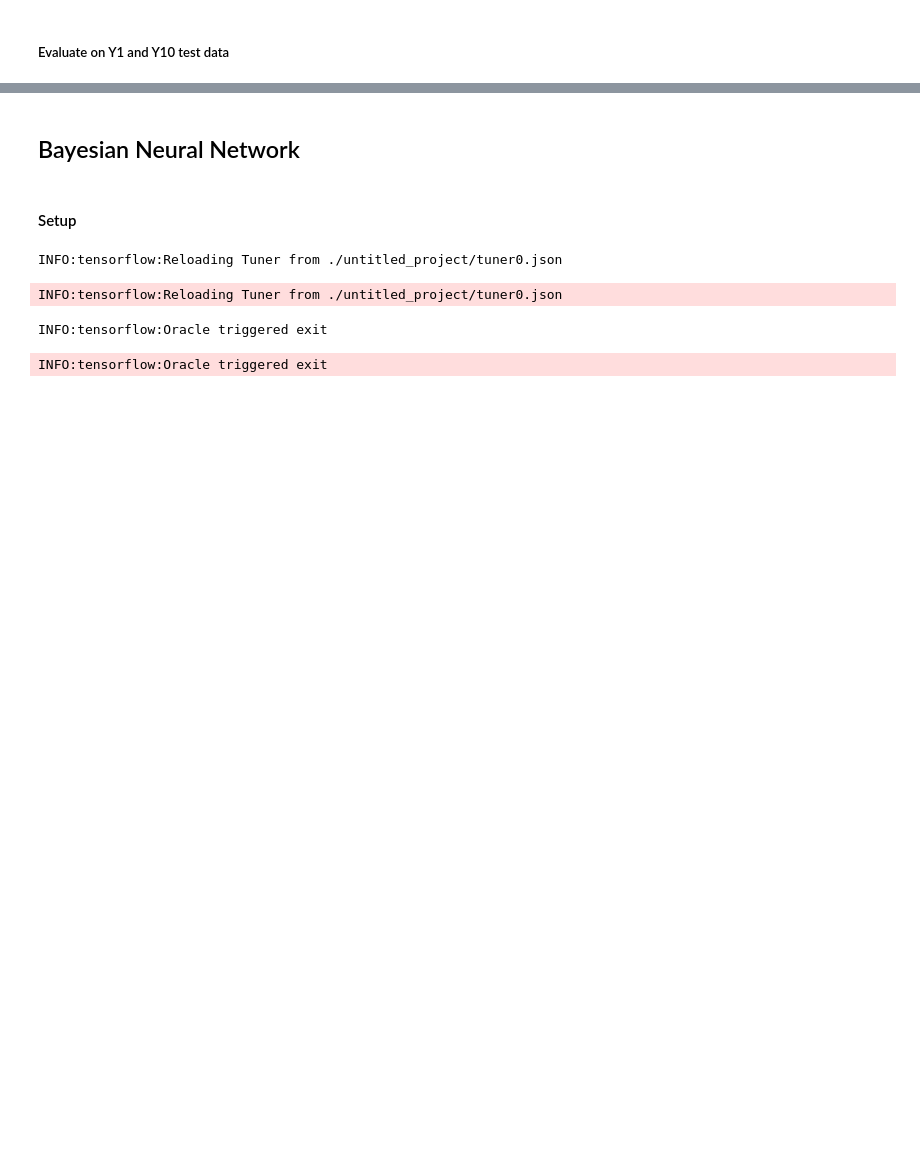
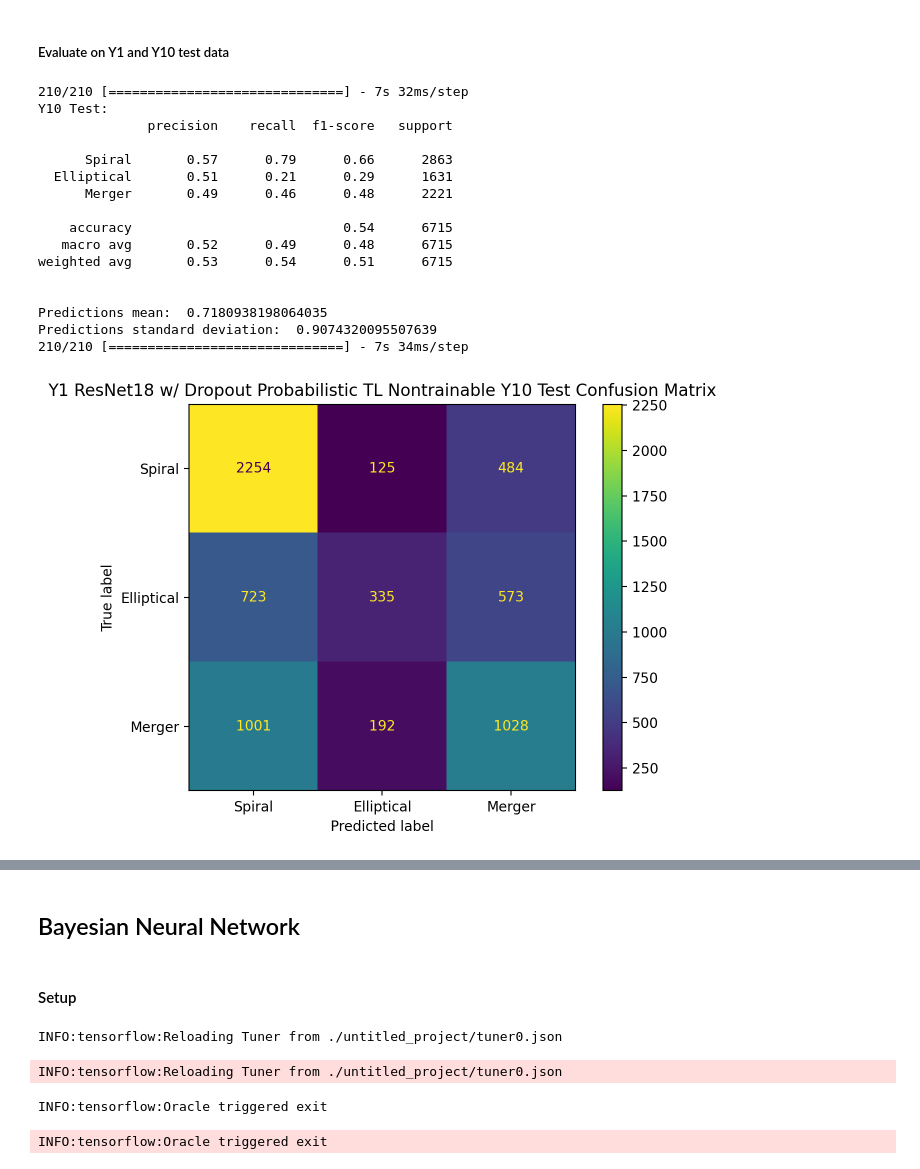
Before and after one commit to marinadunn/thesis, a Jupyter notebook: LSST-BNN-noisy.ipynb, the cells around one changed output, grey strips where cells are left out. Saved outputs shown, nothing was run; the diff lists cells and outputs as text; code cells hidden in the pictures; blank space fills up the shorter version.

Commit message:
completed prob resnet18 model, transfer learning

```diff
--- a/LSST-BNN-noisy.ipynb
+++ b/LSST-BNN-noisy.ipynb
@@ -1091,8 +1082,9 @@ Epoch 1/200
 # %%
 # reload model, history if needed
 # best model weights loaded into the model
-base_model = load_model('prob_resnet18_TL_nontrainable_best_weights', compile=False)
-history_prob_TL_nontrainable = np.load('Y1_ResNet18_Dropout_Probabilistic_TL_trainable_history.npy',
+base_model = load_model('prob_resnet18_TL_nontrainable_best_weights',
+                        compile=False)
+history_prob_TL_nontrainable = np.load('Y1_ResNet18_Dropout_Probabilistic_TL_Nontrainable_history.npy',
                                        allow_pickle=True).item()
 # %%
 # Plot training history
@@ -1142,8 +1137,8 @@ classification_metrics = classification_report(np.argmax(Y_test, axis=1),
 print("Y10 Test:\n" + classification_metrics + '\n')
 
 # Calculate mean and standard deviation
-y_pred_mean = np.round(np.mean(np.argmax(y_pred, axis=1), axis=-1), 3)
-y_pred_std = np.round(np.std(np.argmax(y_pred, axis=1), axis=-1), 3)
+y_pred_mean = np.mean(np.argmax(y_pred, axis=1), axis=-1)
+y_pred_std = np.std(np.argmax(y_pred, axis=1), axis=-1)
 
 print("Predictions mean: ", y_pred_mean)
 print("Predictions standard deviation: ", y_pred_std)
@@ -1159,30 +1154,48 @@ plt.ylabel('True label')
 plt.xlabel('Predicted label')
 plt.title('Y1 ResNet18 w/ Dropout Probabilistic TL Nontrainable Y10 Test Confusion Matrix')
 plt.tight_layout()
 plt.savefig('Y1_ResNet18_Dropout_Prob_TL_Nontrainable_Y10_test_CM')
 plt.show()
 
 ## ROC curves & AUC for a categorical classifier
 fpr = dict()
 tpr = dict()
 roc_auc = dict()
 
 for i in range(NUM_CLASSES):
     fpr[i], tpr[i], thresholds = roc_curve(Y_test[:, i], y_pred[:, i])
     roc_auc[i] = auc(fpr[i], tpr[i])
 
 plt.figure(figsize = (6, 5), tight_layout=True)
 colors = ['blue', 'red', 'green', 'brown', 'purple', 'pink', 'orange', 'black', 'yellow', 'cyan']
 for i, color, lbl in zip(range(NUM_CLASSES), colors, class_names):
     plt.plot(fpr[i], tpr[i], color = color, lw = 1.5,
     label = 'ROC Curve of class {0} (area = {1:0.3f})'.format(lbl, roc_auc[i]))
 
 plt.plot([0, 1], [0, 1], 'k--', lw=2)
 plt.xlim([0.0, 1.0])
 plt.ylim([0.0, 1.05])
 plt.xlabel('False Positive Rate (1 - Specificity)')
 plt.ylabel('True Positive Rate (Selectivity)')
 plt.legend(loc="lower right")
 plt.title('Y1 ResNet18 w/ Dropout Probabilistic TL Nontrainable Y10 Test ROC Curves')
 plt.savefig('Y1_ResNet18_Dropout_Prob_TL_Nontrainable_Y10_test_ROC')
 plt.show()
+# %% [output]
+210/210 [==============================] - 7s 32ms/step
+Y10 Test:
+              precision    recall  f1-score   support
+
+      Spiral       0.57      0.79      0.66      2863
+  Elliptical       0.51      0.21      0.29      1631
+      Merger       0.49      0.46      0.48      2221
+
+    accuracy                           0.54      6715
+   macro avg       0.52      0.49      0.48      6715
+weighted avg       0.53      0.54      0.51      6715
+
+
+Predictions mean:  0.7180938198064035
+Predictions standard deviation:  0.9074320095507639
+210/210 [==============================] - 7s 34ms/step
+[figure, added]
```
Also changed, not shown: parts of 14 cells of this notebook, 9 other files.
